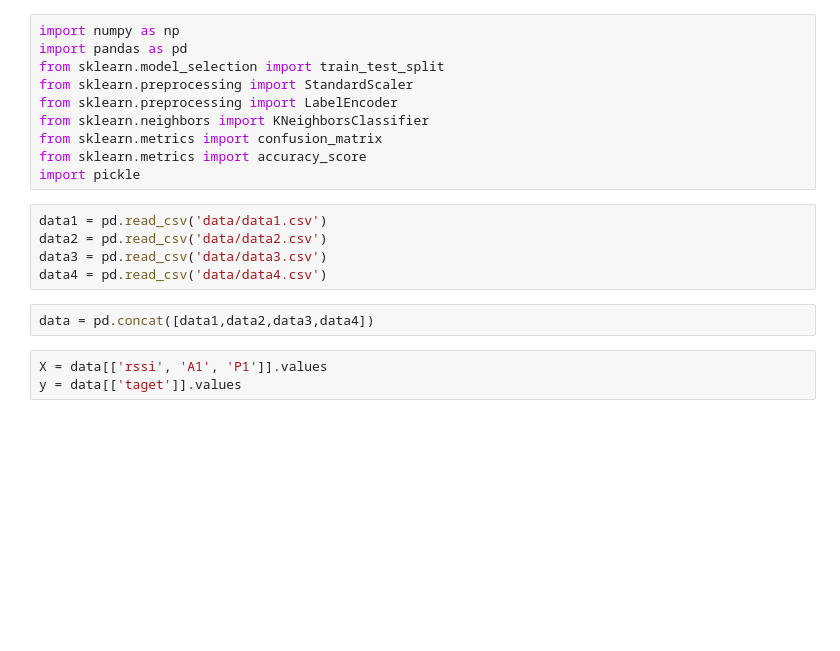
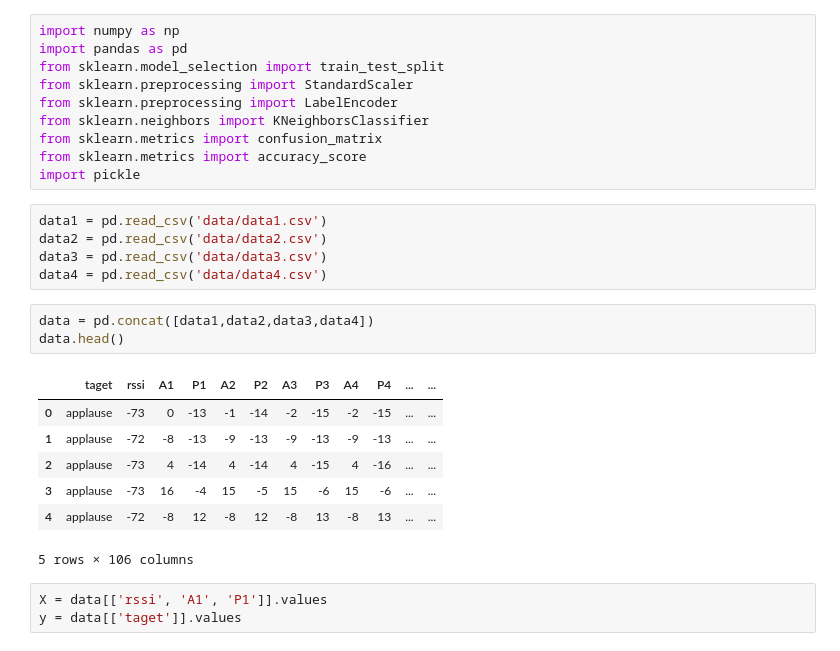
Before and after one commit to abdullah-alahmadi/har-tensorflow, a Jupyter notebook: har-knn.ipynb, the cells around one changed output. Cells and saved outputs as stored; diff of their text form; blank space fills up the shorter version.

```diff
--- a/har-knn.ipynb
+++ b/har-knn.ipynb
@@ -15,6 +15,15 @@ data3 = pd.read_csv('data/data3.csv')
 data4 = pd.read_csv('data/data4.csv')
 # %%
 data = pd.concat([data1,data2,data3,data4])
+data.head()
+# %% [output]
+|  | taget | rssi | A1 | P1 | A2 | P2 | A3 | P3 | A4 | P4 | ... | ... |
+| 0 | applause | -73 | 0 | -13 | -1 | -14 | -2 | -15 | -2 | -15 | ... | ... |
+| 1 | applause | -72 | -8 | -13 | -9 | -13 | -9 | -13 | -9 | -13 | ... | ... |
+| 2 | applause | -73 | 4 | -14 | 4 | -14 | 4 | -15 | 4 | -16 | ... | ... |
+| 3 | applause | -73 | 16 | -4 | 15 | -5 | 15 | -6 | 15 | -6 | ... | ... |
+| 4 | applause | -72 | -8 | 12 | -8 | 12 | -8 | 13 | -8 | 13 | ... | ... |
+5 rows × 106 columns
 # %%
 X = data[['rssi', 'A1', 'P1']].values
 y = data[['taget']].values
```
Also changed, not shown: parts of 1 cell of this notebook, 5 other files.
